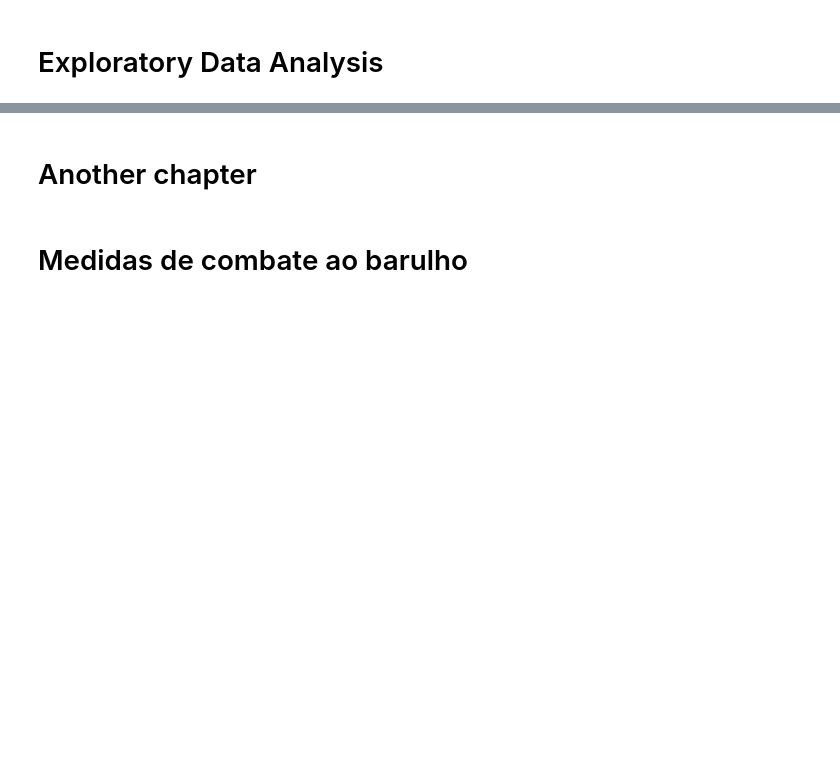
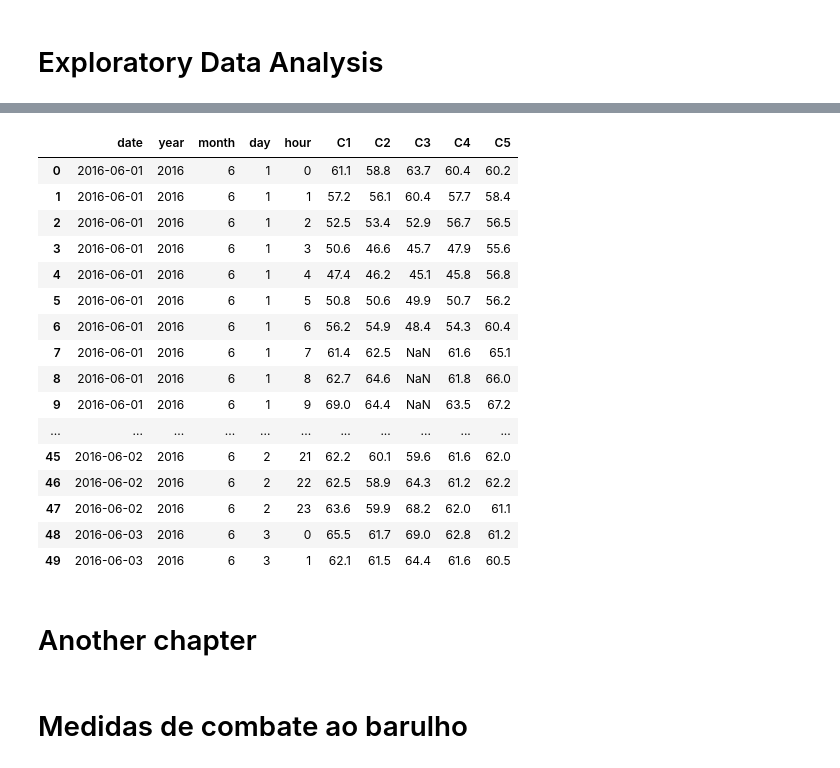
Before and after one commit to anafsa/ChildrenOfJupyter, a Jupyter notebook: Final/WDL - Finals - Ana.ipynb, the cells around one changed output, grey strips where cells are left out. Cells and saved outputs as stored; diff of their text form; code cells hidden in the pictures; blank space fills up the shorter version.

```diff
--- a/Final/WDL - Finals - Ana.ipynb
+++ b/Final/WDL - Finals - Ana.ipynb
@@ -202,3 +163,23 @@ df.head()
+# %%
+df.head(50)
+# %% [output]
+|  | date | year | month | day | hour | C1 | C2 | C3 | C4 | C5 |
+| 0 | 2016-06-01 | 2016 | 6 | 1 | 0 | 61.1 | 58.8 | 63.7 | 60.4 | 60.2 |
+| 1 | 2016-06-01 | 2016 | 6 | 1 | 1 | 57.2 | 56.1 | 60.4 | 57.7 | 58.4 |
+| 2 | 2016-06-01 | 2016 | 6 | 1 | 2 | 52.5 | 53.4 | 52.9 | 56.7 | 56.5 |
+| 3 | 2016-06-01 | 2016 | 6 | 1 | 3 | 50.6 | 46.6 | 45.7 | 47.9 | 55.6 |
+| 4 | 2016-06-01 | 2016 | 6 | 1 | 4 | 47.4 | 46.2 | 45.1 | 45.8 | 56.8 |
+| 5 | 2016-06-01 | 2016 | 6 | 1 | 5 | 50.8 | 50.6 | 49.9 | 50.7 | 56.2 |
+| 6 | 2016-06-01 | 2016 | 6 | 1 | 6 | 56.2 | 54.9 | 48.4 | 54.3 | 60.4 |
+| 7 | 2016-06-01 | 2016 | 6 | 1 | 7 | 61.4 | 62.5 | NaN | 61.6 | 65.1 |
+| 8 | 2016-06-01 | 2016 | 6 | 1 | 8 | 62.7 | 64.6 | NaN | 61.8 | 66.0 |
+| 9 | 2016-06-01 | 2016 | 6 | 1 | 9 | 69.0 | 64.4 | NaN | 63.5 | 67.2 |
+| ... | ... | ... | ... | ... | ... | ... | ... | ... | ... | ... |
+| 45 | 2016-06-02 | 2016 | 6 | 2 | 21 | 62.2 | 60.1 | 59.6 | 61.6 | 62.0 |
+| 46 | 2016-06-02 | 2016 | 6 | 2 | 22 | 62.5 | 58.9 | 64.3 | 61.2 | 62.2 |
+| 47 | 2016-06-02 | 2016 | 6 | 2 | 23 | 63.6 | 59.9 | 68.2 | 62.0 | 61.1 |
+| 48 | 2016-06-03 | 2016 | 6 | 3 | 0 | 65.5 | 61.7 | 69.0 | 62.8 | 61.2 |
+| 49 | 2016-06-03 | 2016 | 6 | 3 | 1 | 62.1 | 61.5 | 64.4 | 61.6 | 60.5 |
 # %% [markdown]
 # Another chapter
 # %% [markdown]
```
Also changed, not shown: parts of 12 cells of this notebook, 1 other file.
